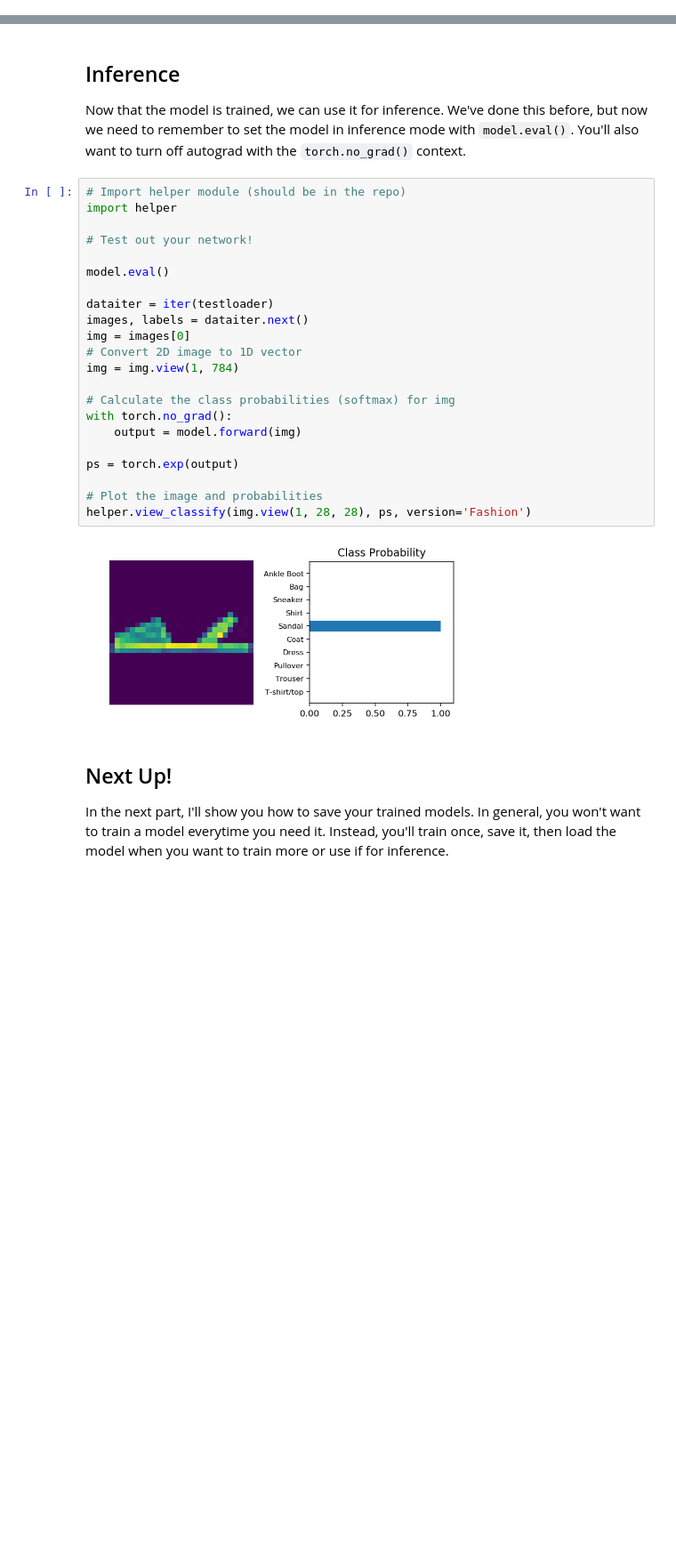
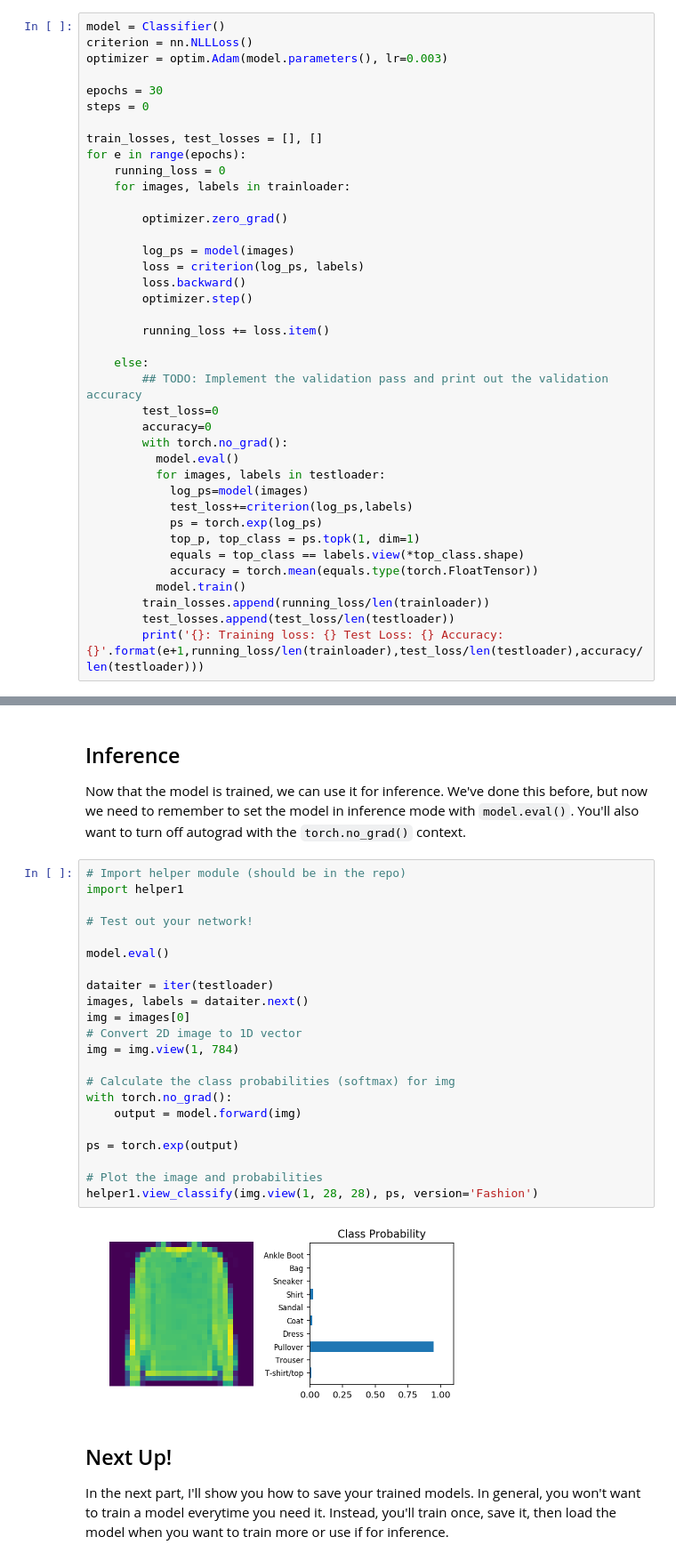
Before and after one commit to Satwato/deep-learning-v2-pytorch, a Jupyter notebook: intro-to-pytorch/Part 5 - Inference and Validation (Exercises).ipynb, the cells around one changed output, grey strips where cells are left out. Shown: that part at 89% size. Saved outputs shown, nothing was run; the diff lists cells and outputs as text; blank space fills up the shorter version.

```diff
--- a/intro-to-pytorch/Part 5 - Inference and Validation (Exercises).ipynb
+++ b/intro-to-pytorch/Part 5 - Inference and Validation (Exercises).ipynb
@@ -236,0 +274,39 @@ model.train()
+# %%
+model = Classifier()
+criterion = nn.NLLLoss()
+optimizer = optim.Adam(model.parameters(), lr=0.003)
+
+epochs = 30
+steps = 0
+
+train_losses, test_losses = [], []
+for e in range(epochs):
+    running_loss = 0
+    for images, labels in trainloader:
+
+        optimizer.zero_grad()
+
+        log_ps = model(images)
+        loss = criterion(log_ps, labels)
+        loss.backward()
+        optimizer.step()
+
+        running_loss += loss.item()
+
+    else:
+        ## TODO: Implement the validation pass and print out the validation accuracy
+        test_loss=0
+        accuracy=0
+        with torch.no_grad():
+          model.eval()
+          for images, labels in testloader:
+            log_ps=model(images)
+            test_loss+=criterion(log_ps,labels)
+            ps = torch.exp(log_ps)
+            top_p, top_class = ps.topk(1, dim=1)
+            equals = top_class == labels.view(*top_class.shape)
+            accuracy = torch.mean(equals.type(torch.FloatTensor))
+          model.train()
+        train_losses.append(running_loss/len(trainloader))
+        test_losses.append(test_loss/len(testloader))
+        print('{}: Training loss: {} Test Loss: {} Accuracy: {}'.format(e+1,running_loss/len(trainloader),test_loss/len(testloader),accuracy/len(testloader)))
@@ -240,28 +344,28 @@ model.train()
 Now that the model is trained, we can use it for inference. We've done this before, but now we need to remember to set the model in inference mode with `model.eval()`. You'll also want to turn off autograd with the `torch.no_grad()` context.
 # %%
 # Import helper module (should be in the repo)
-import helper
+import helper1
 
 # Test out your network!
 
 model.eval()
 
 dataiter = iter(testloader)
 images, labels = dataiter.next()
 img = images[0]
 # Convert 2D image to 1D vector
 img = img.view(1, 784)
 
 # Calculate the class probabilities (softmax) for img
 with torch.no_grad():
     output = model.forward(img)
 
 ps = torch.exp(output)
 
 # Plot the image and probabilities
-helper.view_classify(img.view(1, 28, 28), ps, version='Fashion')
+helper1.view_classify(img.view(1, 28, 28), ps, version='Fashion')
 # %% [output]
-[figure, old version]
+[figure, new version]
 # %% [markdown]
 ## Next Up!
 
```
Also changed, not shown: parts of 10 cells of this notebook.
